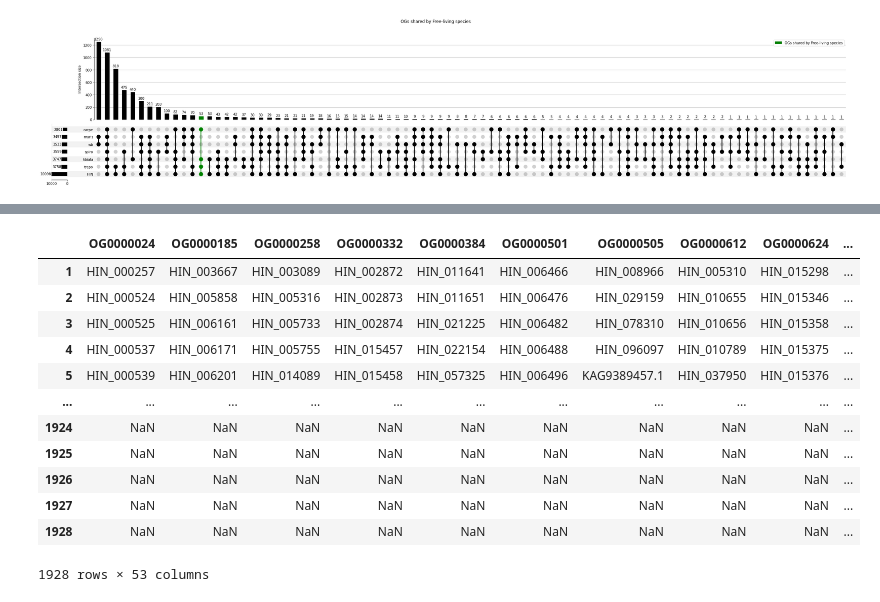
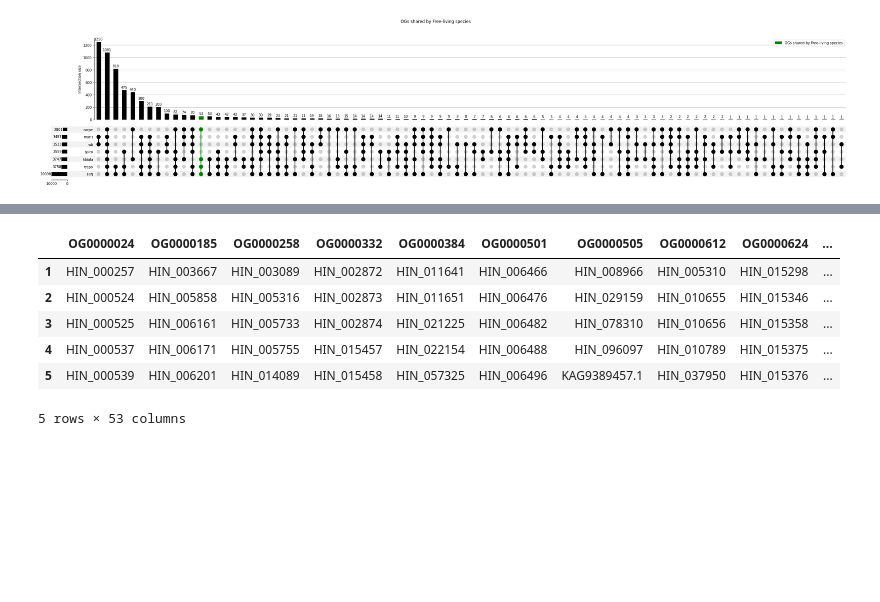
Before and after one commit to zeynepkurtw/H_inflata, a Jupyter notebook: jupyter/1_orthofinder/5_OG_FL.ipynb, the cells around one changed output, grey strips where cells are left out. Cells and saved outputs as stored; diff of their text form; code cells hidden in the pictures; blank space fills up the shorter version.

```diff
--- a/jupyter/1_orthofinder/5_OG_FL.ipynb
+++ b/jupyter/1_orthofinder/5_OG_FL.ipynb
@@ -74,26 +63,20 @@ Total carpe genes = 94
 # %%
 "OG gene list"
 OG_gene_list = pd.read_csv('/Users/zeyku390/PycharmProjects/H.inflata/output/1_orthofinder/Results_Oct10_7sp/Orthogroups/Orthogroups.txt', header=None, dtype=str, delim_whitespace=True)
 OG_gene_list = OG_gene_list.apply(lambda x: x.str.replace(":", ""))
 
 "extract proteins from OG"
 def extract_prot(OG_list):
     df = pd.merge(OG_gene_list, OG_list["Orthogroup"], right_on="Orthogroup", left_on=0).drop(
         columns="Orthogroup").set_index(0)
     return df
 
-extract_prot(og_fl).T
+extract_prot(og_fl).T.head()
 # %% [output]
 |  | OG0000024 | OG0000185 | OG0000258 | OG0000332 | OG0000384 | OG0000501 | OG0000505 | OG0000612 | OG0000624 | ... |
 | 1 | HIN_000257 | HIN_003667 | HIN_003089 | HIN_002872 | HIN_011641 | HIN_006466 | HIN_008966 | HIN_005310 | HIN_015298 | ... |
 | 2 | HIN_000524 | HIN_005858 | HIN_005316 | HIN_002873 | HIN_011651 | HIN_006476 | HIN_029159 | HIN_010655 | HIN_015346 | ... |
 | 3 | HIN_000525 | HIN_006161 | HIN_005733 | HIN_002874 | HIN_021225 | HIN_006482 | HIN_078310 | HIN_010656 | HIN_015358 | ... |
 | 4 | HIN_000537 | HIN_006171 | HIN_005755 | HIN_015457 | HIN_022154 | HIN_006488 | HIN_096097 | HIN_010789 | HIN_015375 | ... |
 | 5 | HIN_000539 | HIN_006201 | HIN_014089 | HIN_015458 | HIN_057325 | HIN_006496 | KAG9389457.1 | HIN_037950 | HIN_015376 | ... |
-| ... | ... | ... | ... | ... | ... | ... | ... | ... | ... | ... |
-| 1924 | NaN | NaN | NaN | NaN | NaN | NaN | NaN | NaN | NaN | ... |
-| 1925 | NaN | NaN | NaN | NaN | NaN | NaN | NaN | NaN | NaN | ... |
-| 1926 | NaN | NaN | NaN | NaN | NaN | NaN | NaN | NaN | NaN | ... |
-| 1927 | NaN | NaN | NaN | NaN | NaN | NaN | NaN | NaN | NaN | ... |
-| 1928 | NaN | NaN | NaN | NaN | NaN | NaN | NaN | NaN | NaN | ... |
-1928 rows × 53 columns
+5 rows × 53 columns
```
Also changed, not shown: parts of 1 cell of this notebook, 2 other files.
